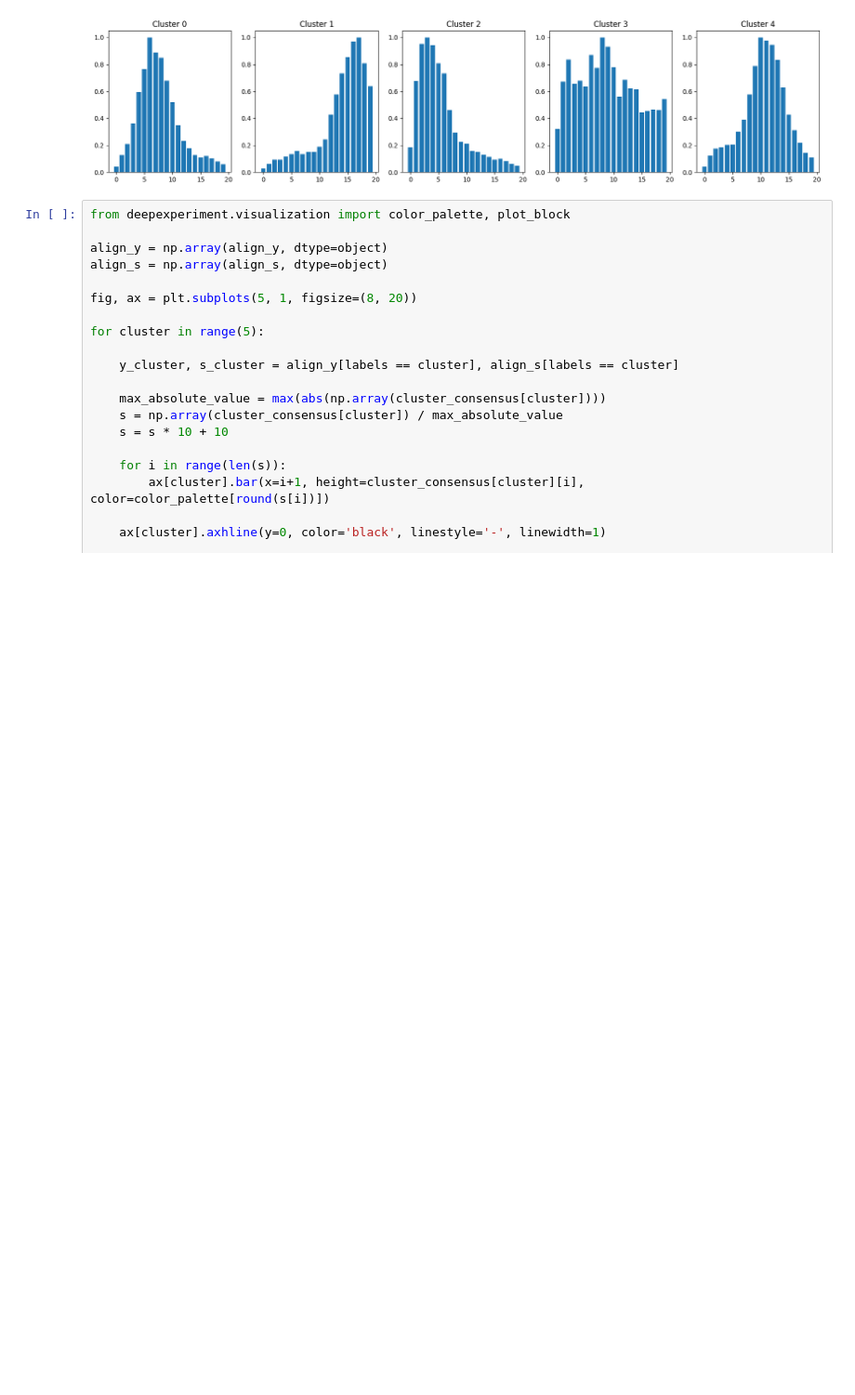
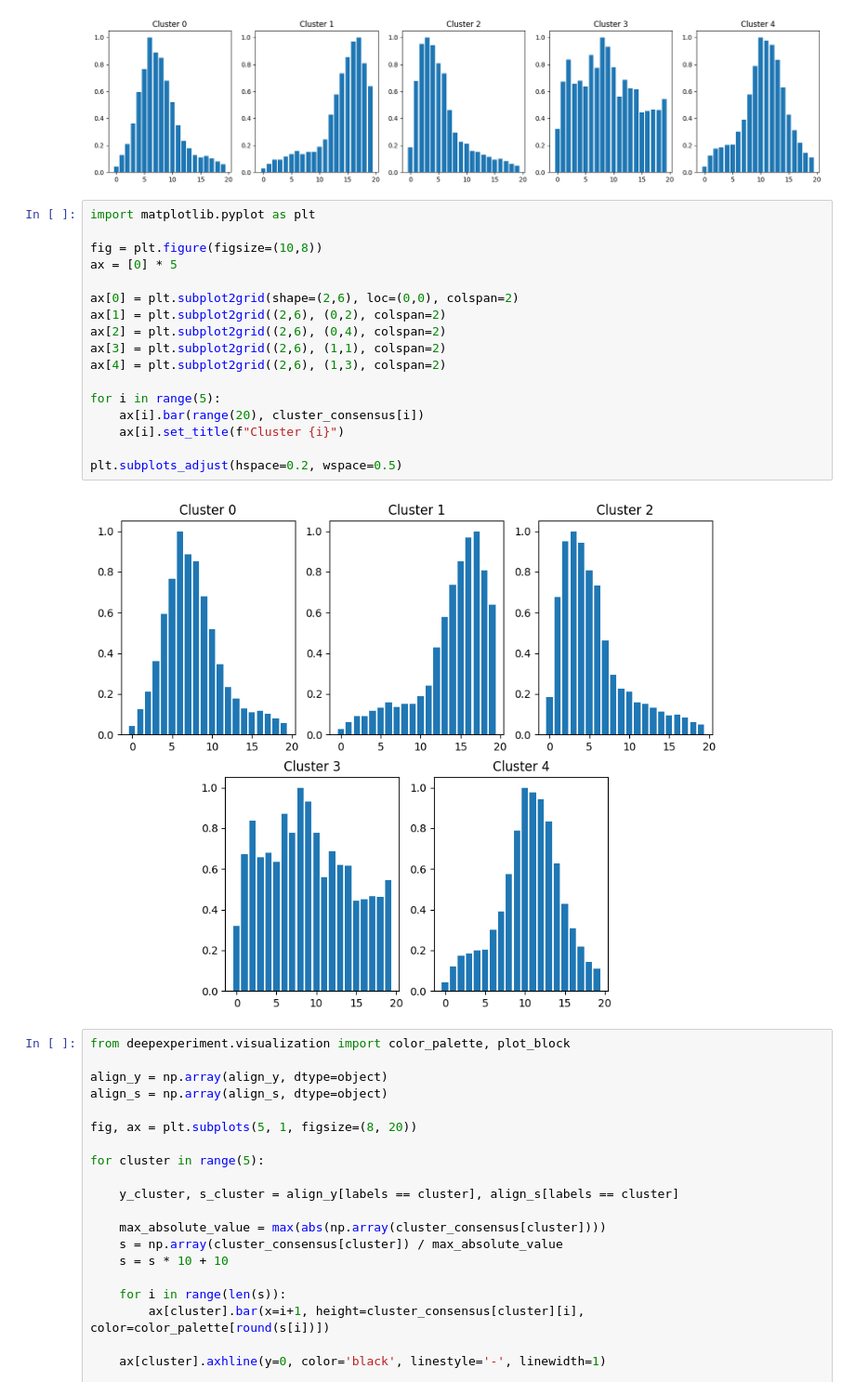
Before and after one commit to katarinagresova/DeepExperiment, a Jupyter notebook: experiments/Helwak2013_miRBind_interpretation_clustering.ipynb, the cells around one changed output. Shown at 93% size. Drawn from its saved outputs; the diff is of its cells as text; blank space fills up the shorter version.

Commit message:
plotting clusters in two rows

```diff
--- a/experiments/Helwak2013_miRBind_interpretation_clustering.ipynb
+++ b/experiments/Helwak2013_miRBind_interpretation_clustering.ipynb
@@ -128,6 +128,25 @@ for i in range(5):
     ax[i].set_title(f"Cluster {i}")
 # %% [output]
 [figure]
+# %%
+import matplotlib.pyplot as plt
+
+fig = plt.figure(figsize=(10,8))
+ax = [0] * 5
+
+ax[0] = plt.subplot2grid(shape=(2,6), loc=(0,0), colspan=2)
+ax[1] = plt.subplot2grid((2,6), (0,2), colspan=2)
+ax[2] = plt.subplot2grid((2,6), (0,4), colspan=2)
+ax[3] = plt.subplot2grid((2,6), (1,1), colspan=2)
+ax[4] = plt.subplot2grid((2,6), (1,3), colspan=2)
+
+for i in range(5):
+    ax[i].bar(range(20), cluster_consensus[i])
+    ax[i].set_title(f"Cluster {i}")
+
+plt.subplots_adjust(hspace=0.2, wspace=0.5)
+# %% [output]
+[figure, added]
 # %%
 from deepexperiment.visualization import color_palette, plot_block
 
```
Also changed, not shown: parts of 1 cell of this notebook.
